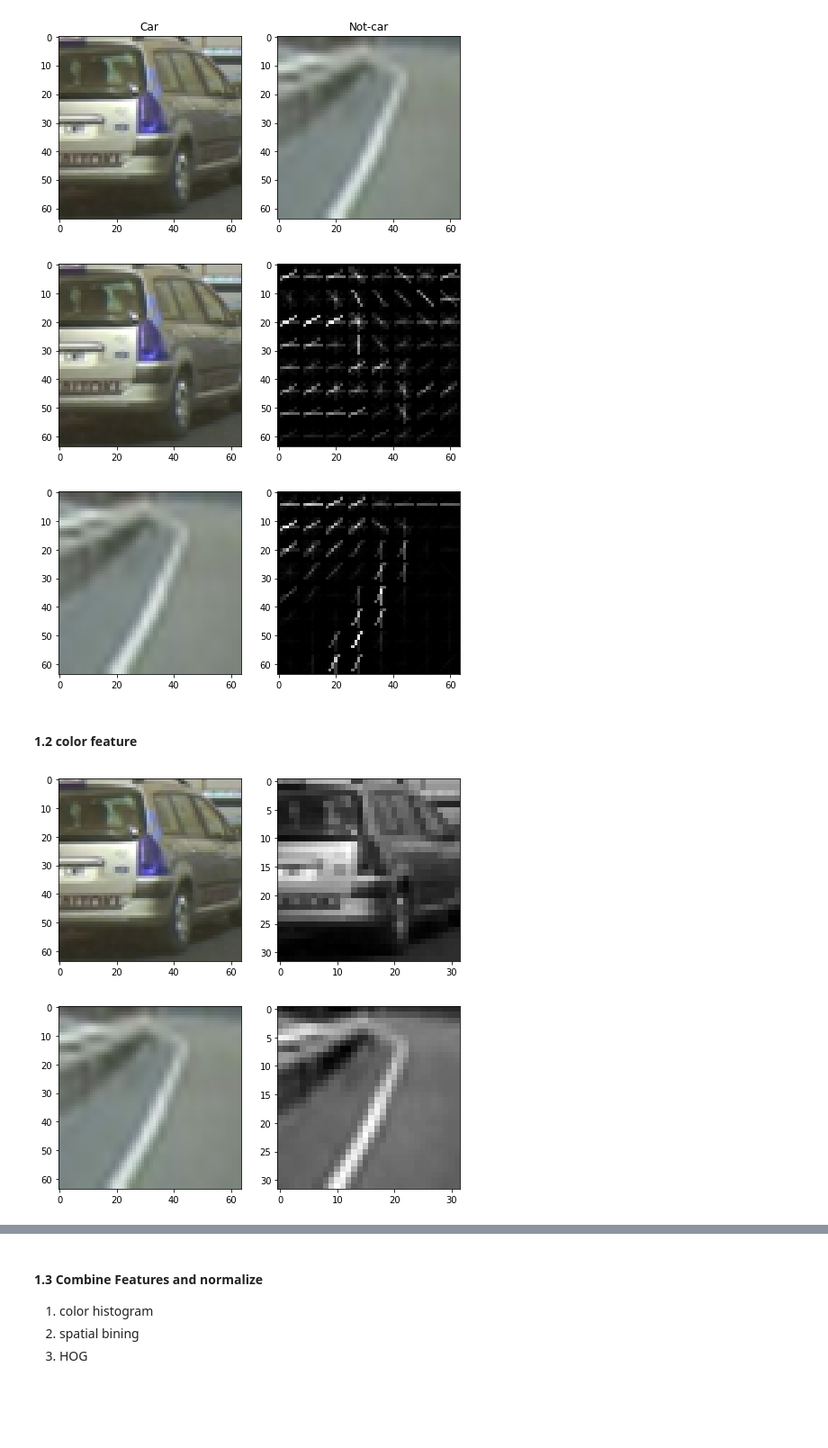
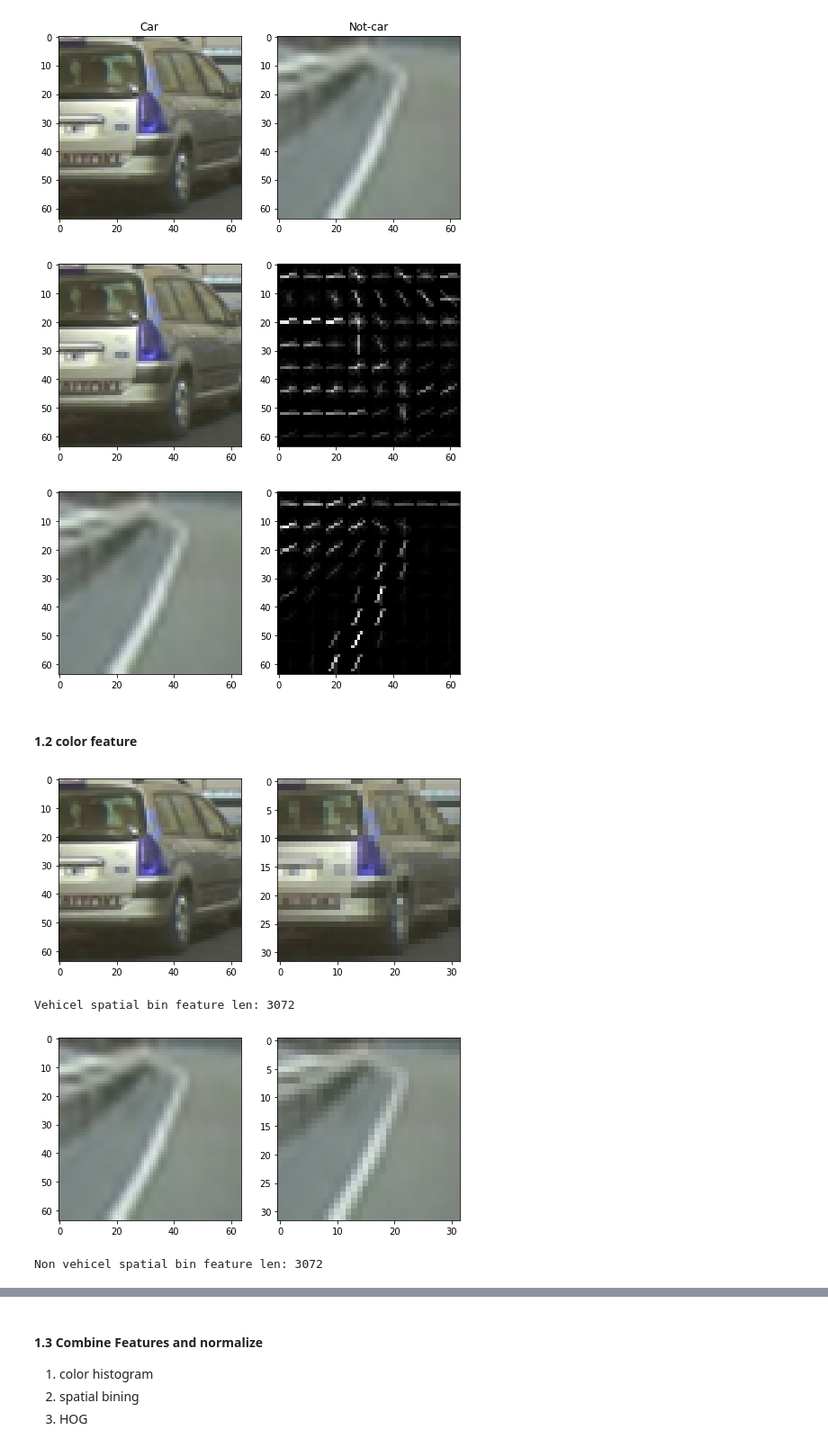
Before and after one commit to dmsehuang/CarND-Vehicle-Detection, a Jupyter notebook: Vehicle_tracking.ipynb, the cells around one changed output, grey strips where cells are left out. Shown at 90% size. Cells and saved outputs as stored; diff of their text form; code cells hidden in the pictures; blank space fills up the shorter version.

```diff
--- a/Vehicle_tracking.ipynb
+++ b/Vehicle_tracking.ipynb
@@ -59,5 +71,5 @@ cell_per_block = 2
 # %%
-features, hog_img = get_hog_feature(vehicle_img, orient, pix_per_cell, cell_per_block, True, True)
+features, hog_img = hog_feature(vehicle_img, vis=True)
 fig = plt.figure(figsize=(8,6))
 plt.subplot(121)
 plt.imshow(vehicle_img)
@@ -65,7 +77,7 @@ plt.subplot(122)
 plt.imshow(hog_img, cmap='gray')
 plt.show()
 
-features, hog_img = get_hog_feature(non_vehicle_img, orient, pix_per_cell, cell_per_block, True, True)
+features, hog_img = hog_feature(non_vehicle_img, vis=True)
 fig = plt.figure(figsize=(8,6))
 plt.subplot(121)
 plt.imshow(non_vehicle_img)
@@ -73,12 +85,14 @@ plt.subplot(122)
 plt.imshow(hog_img, cmap='gray')
 plt.show()
 # %% [output]
-[figure, old version]
+[figure, new version]
-[figure, old version]
+[figure, new version]
 # %% [markdown]
 #### 1.2 color feature
 # %%
-# Convert image to grayscale and get HOG feature
+"""
+Convert color space for an image.
+"""
 def cvt_cspace(image, cspace='RGB'):
     if cspace == 'YCrCb':
         img = cv2.cvtColor(image, cv2.COLOR_RGB2YCrCb)
@@ -92,12 +106,34 @@ def cvt_cspace(image, cspace='RGB'):
         img = image
     return img
 
-def get_color_feature(image, cspace, channel, size, vis):
+"""
+This method returns a spatial bin feature for an image.
+If vis is True, return the resize image.
+"""
+def spatial_bin_feature(image, cspace='RGB', size=(32, 32), vis=False):
     img = cvt_cspace(image, cspace)
     small_img = cv2.resize(img, size)
-    small_img = small_img[:,:,channel]
     feature_vec = small_img.ravel()
     if vis:
         return feature_vec, small_img
     else:
         return feature_vec
+
+"""
+This method returns a histogram of color space.
+If vis is True, return the position and value for bars of a histogram.
+"""
+def color_hist_feature(image, cspace='RGB', nbins=32, bins_range=(0,256), vis=False):
+    img = cvt_cspace(image, cspace)
+
+    hist_1 = np.histogram(img[:, :, 0], nbins, bins_range)
+    hist_2 = np.histogram(img[:, :, 1], nbins, bins_range)
+    hist_3 = np.histogram(img[:, :, 2], nbins, bins_range)
+    feature_vec = np.hstack((hist_1[0], hist_2[0], hist_3[0]))
+
+    if vis:
+        bin_edges = hist_1[1]
+        bin_centers = (bin_edges[1:] + bin_edges[0:len(bin_edges)-1])/2
+        return feature_vec, bin_centers, hist_1[0], hist_2[0], hist_3[0]
+    else:
+        return feature_vec
@@ -108,19 +140,23 @@ channel = 0
 # %%
-features, small_img = get_color_feature(vehicle_img, cspace, channel, size, True)
+features, small_img = spatial_bin_feature(vehicle_img, vis=True)
 fig = plt.figure(figsize=(8,6))
 plt.subplot(121)
 plt.imshow(vehicle_img)
 plt.subplot(122)
-plt.imshow(small_img, cmap='gray')
+plt.imshow(small_img)
 plt.show()
+print('Vehicel spatial bin feature len:', len(features))
 
-features, small_img = get_color_feature(non_vehicle_img, cspace, channel, size, True)
+features, small_img = spatial_bin_feature(non_vehicle_img, vis=True)
 fig = plt.figure(figsize=(8,6))
 plt.subplot(121)
 plt.imshow(non_vehicle_img)
 plt.subplot(122)
-plt.imshow(small_img, cmap='gray')
+plt.imshow(small_img)
 plt.show()
+print('Non vehicel spatial bin feature len:', len(features))
 # %% [output]
-[figure, old version]
+[figure, new version]
+Vehicel spatial bin feature len: 3072
-[figure, old version]
+[figure, new version]
+Non vehicel spatial bin feature len: 3072
```
Also changed, not shown: parts of 21 cells of this notebook.
